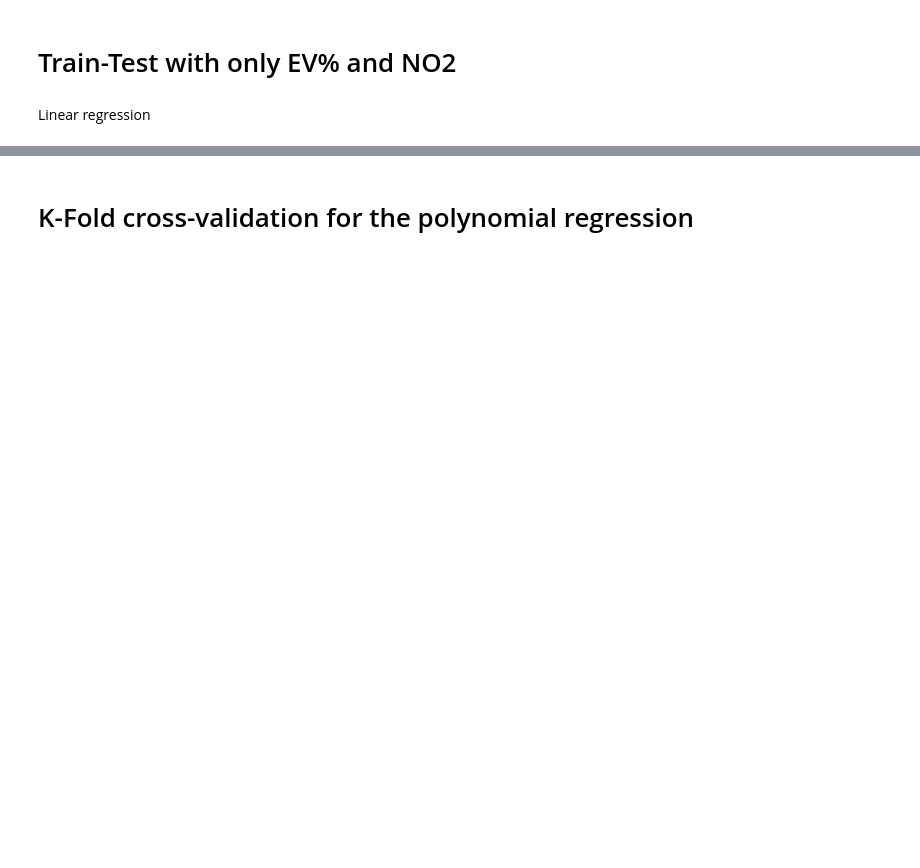
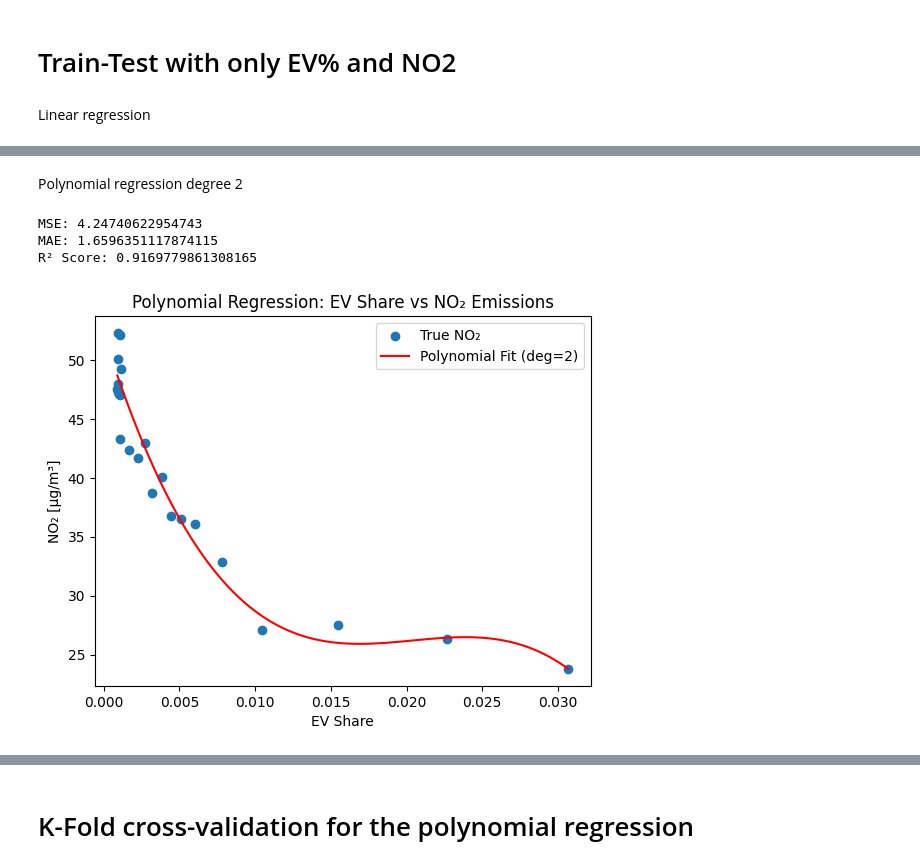
Before and after one commit to ChacoGolden/DSML_EV, a Jupyter notebook: train_test.ipynb, the cells around one changed output, grey strips where cells are left out. Drawn from its saved outputs; the diff is of its cells as text; code cells hidden in the pictures; blank space fills up the shorter version.

```diff
--- a/train_test.ipynb
+++ b/train_test.ipynb
@@ -128,0 +209,49 @@ R² Score: 0.7949781012143248
+# %% [markdown]
+Polynomial regression degree 2
+# %%
+from sklearn.preprocessing import PolynomialFeatures
+from sklearn.linear_model import LinearRegression
+from sklearn.model_selection import train_test_split
+from sklearn.metrics import mean_squared_error, mean_absolute_error, r2_score
+import matplotlib.pyplot as plt
+
+# 2. Define X and y
+X = swiss_df[['EV Share']]
+y = swiss_df[['no2']]
+
+# 3. Transform features into polynomial (degree = 3)
+poly = PolynomialFeatures(degree=3)
+X_poly = poly.fit_transform(X)
+
+# 4. Split the data
+X_train, X_test, y_train, y_test = train_test_split(X_poly, y, test_size=0.2, random_state=0)
+
+# 5. Fit the model
+model = LinearRegression()
+model.fit(X_train, y_train)
+
+# 6. Predict and evaluate
+y_pred = model.predict(X_test)
+
+print("MSE:", mean_squared_error(y_test, y_pred))
+print("MAE:", mean_absolute_error(y_test, y_pred))
+print("R² Score:", r2_score(y_test, y_pred))
+
+# 7. Plot the curve
+import numpy as np
+x_range = np.linspace(X['EV Share'].min(), X['EV Share'].max(), 100).reshape(-1, 1)
+x_range_poly = poly.transform(x_range)
+y_range_pred = model.predict(x_range_poly)
+
+plt.scatter(X, y, label='True NO₂')
+plt.plot(x_range, y_range_pred, color='red', label='Polynomial Fit (deg=2)')
+plt.xlabel('EV Share')
+plt.ylabel('NO₂ [μg/m³]')
+plt.title('Polynomial Regression: EV Share vs NO₂ Emissions')
+plt.legend()
+plt.show()
+# %% [output]
+MSE: 4.24740622954743
+MAE: 1.6596351117874115
+R² Score: 0.9169779861308165
+[figure, added]
```
Also changed, not shown: parts of 21 cells of this notebook.
